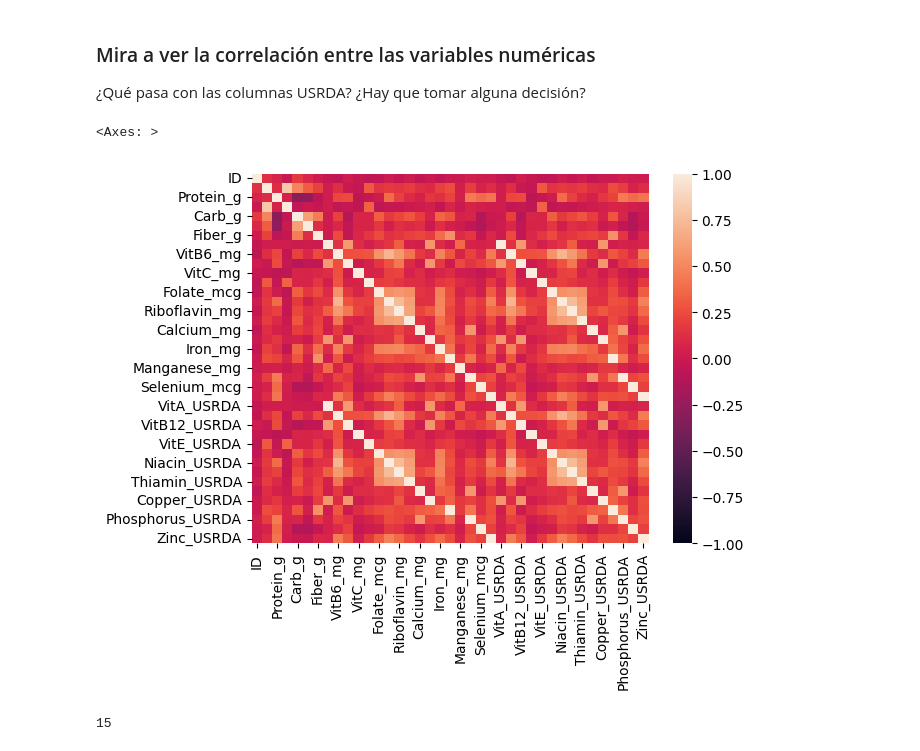
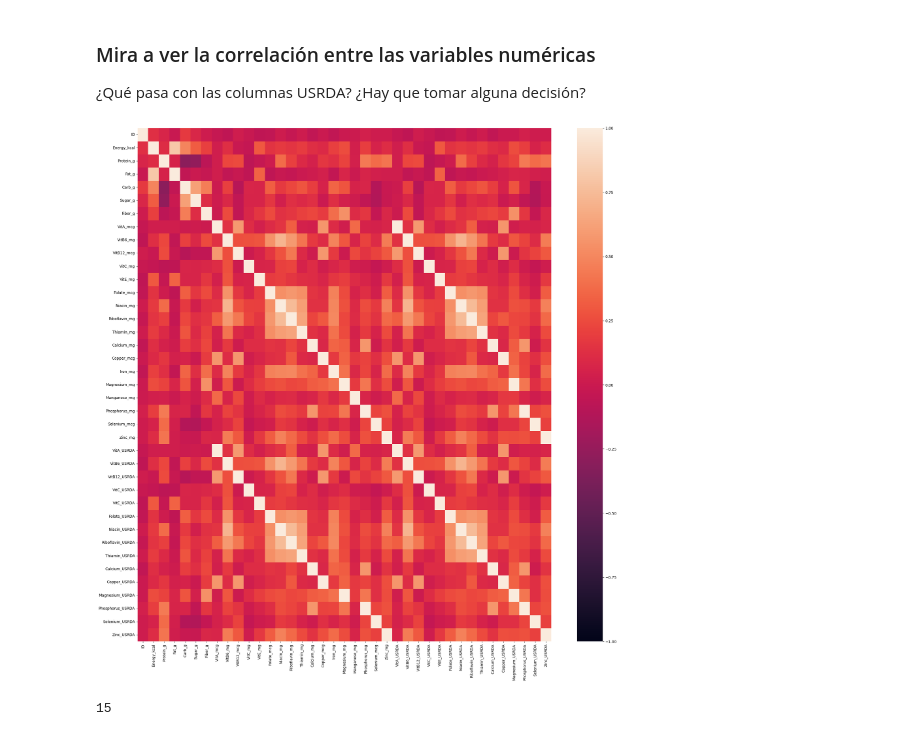
Before and after one commit to Porpi01/ONLINE_DS_THEBRIDGE_Monica, a Jupyter notebook: Ejercicios Repo del profe/3-Machine_Learning/2-No_Supervisado/1-PCA/Practica/1_Nutrition PCA.ipynb, the cells around one changed output. Cells and saved outputs as stored; diff of their text form; code cells hidden in the pictures.

```diff
--- a/Ejercicios Repo del profe/3-Machine_Learning/2-No_Supervisado/1-PCA/Practica/1_Nutrition PCA.ipynb
+++ b/Ejercicios Repo del profe/3-Machine_Learning/2-No_Supervisado/1-PCA/Practica/1_Nutrition PCA.ipynb
@@ -70,15 +70,15 @@ df.describe()
 # %%
 # Haz un heatmap de 25 x 25 inches
 
 # intenta fijar el valor mínimo en -1 y el valor máximo en 1
 
 # prueba a personalizarlo a tu gusto, no es necesario que quede igual que el ejemplo
-
+plt.figure(figsize=(25,25))
 correlation_matrix = df.corr(numeric_only=True)
 sns.heatmap(correlation_matrix, vmin=-1, vmax=1)
+plt.show()
 # %% [output]
-<Axes: >
-[figure, old version]
+[figure, new version]
 # %%
 # ¿Cuántas columnas contienen 'USRDA'?
 
```
Also changed, not shown: parts of 22 cells of this notebook, 10 other files.
